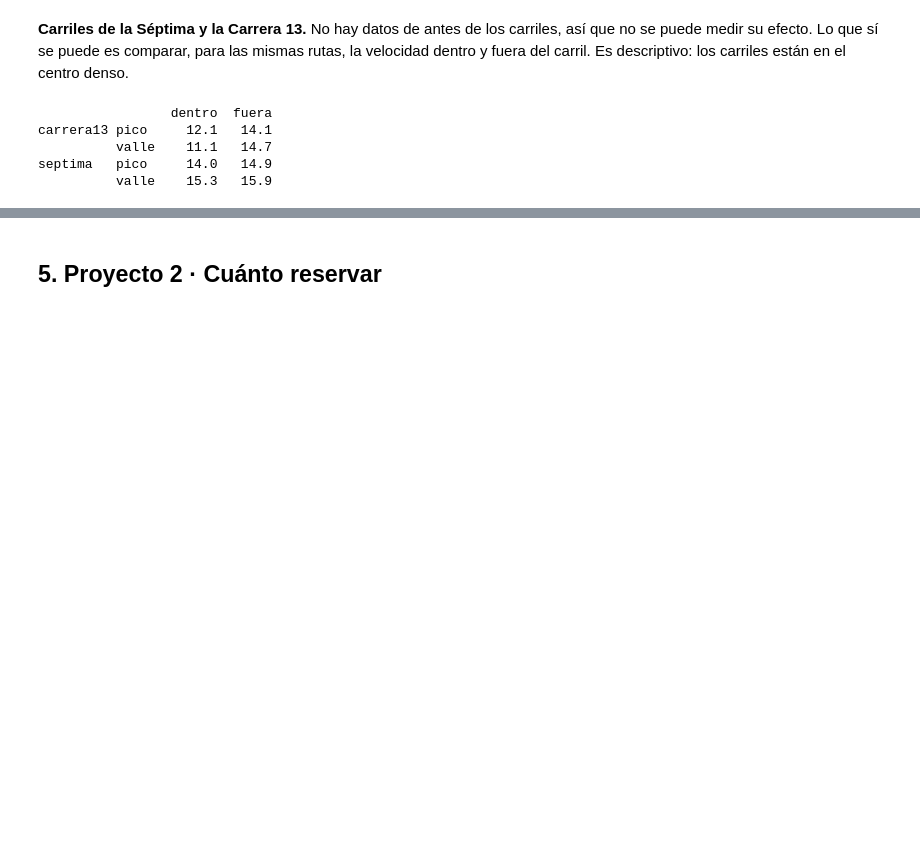
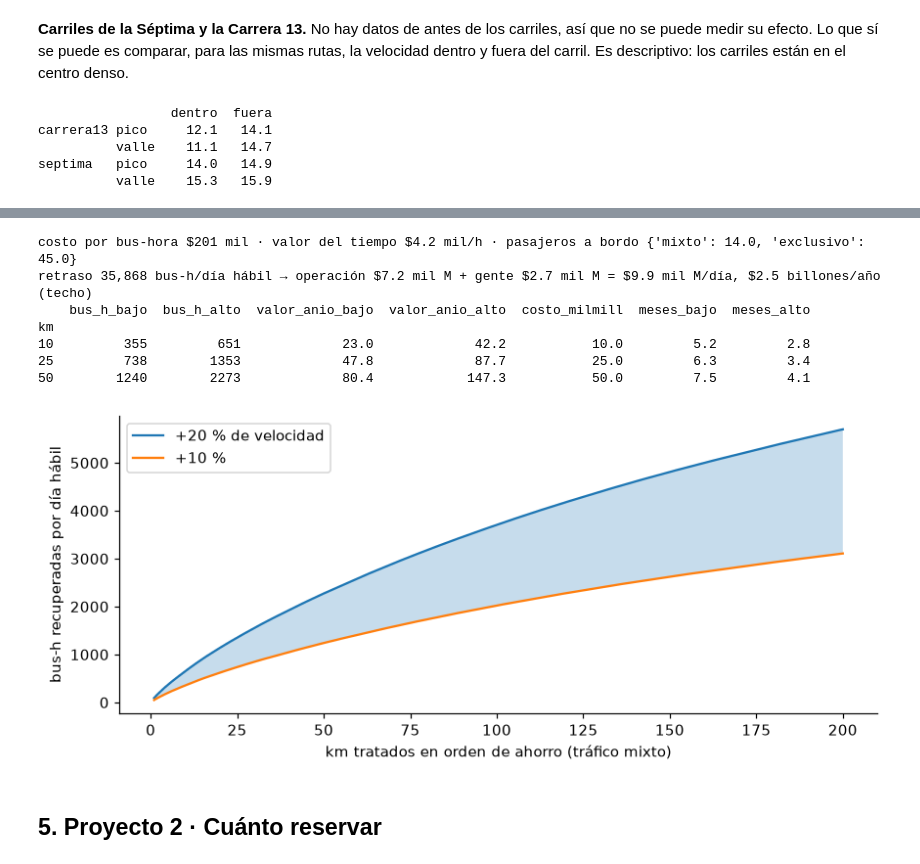
Before and after one commit to Juferoga/mcic-parallel-computing, a Jupyter notebook: 4.1.ProyectoFinal/proyecto_final.ipynb, the cells around one changed output, grey strips where cells are left out. Cells and saved outputs as stored; diff of their text form; code cells hidden in the pictures; blank space fills up the shorter version.

Commit message:
feat(proyecto-4.1): valorar el retraso en pesos y ordenar las celdas como mochila de pesos iguales

```diff
--- a/4.1.ProyectoFinal/proyecto_final.ipynb
+++ b/4.1.ProyectoFinal/proyecto_final.ipynb
@@ -173,3 +180,25 @@ septima   pico     14.0   14.9
+# %%
+ec = leer("economia.json")
+s = ec["supuestos"]
+print(f"costo por bus-hora ${s['costo_bus_h_miles']} mil · valor del tiempo ${s['valor_tiempo_miles']} mil/h · pasajeros a bordo {s['pasajeros']}")
+print(f"retraso {ec['retraso_bus_h']:,} bus-h/día hábil → operación ${ec['operacion_dia_milmill']} mil M + gente ${ec['gente_dia_milmill']} mil M"
+      f" = ${ec['costo_dia_milmill']} mil M/día, ${ec['costo_anio_bill']} billones/año (techo)")
+print(pd.DataFrame(ec["escenarios"]).set_index("km").to_string())
+k = pd.DataFrame(ec["curva"])
+fig, ax = plt.subplots(figsize=(8, 3.5))
+ax.fill_between(k.km, k.bajo, k.alto, alpha=0.25)
+ax.plot(k.km, k.alto, label="+20 % de velocidad"); ax.plot(k.km, k.bajo, label="+10 %")
+ax.set(xlabel="km tratados en orden de ahorro (tráfico mixto)", ylabel="bus-h recuperadas por día hábil")
+ax.legend(); plt.tight_layout(); plt.show()
+# %% [output]
+costo por bus-hora $201 mil · valor del tiempo $4.2 mil/h · pasajeros a bordo {'mixto': 14.0, 'exclusivo': 45.0}
+retraso 35,868 bus-h/día hábil → operación $7.2 mil M + gente $2.7 mil M = $9.9 mil M/día, $2.5 billones/año (techo)
+    bus_h_bajo  bus_h_alto  valor_anio_bajo  valor_anio_alto  costo_milmill  meses_bajo  meses_alto
+km
+10         355         651             23.0             42.2           10.0         5.2         2.8
+25         738        1353             47.8             87.7           25.0         6.3         3.4
+50        1240        2273             80.4            147.3           50.0         7.5         4.1
+[figure, added]
 # %% [markdown]
 ## 5. Proyecto 2 · Cuánto reservar
 # %%
```
Also changed, not shown: parts of 2 cells of this notebook, 5 other files.
